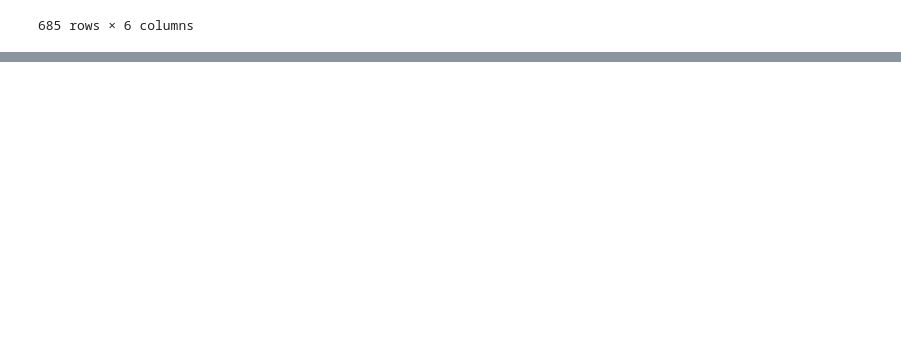
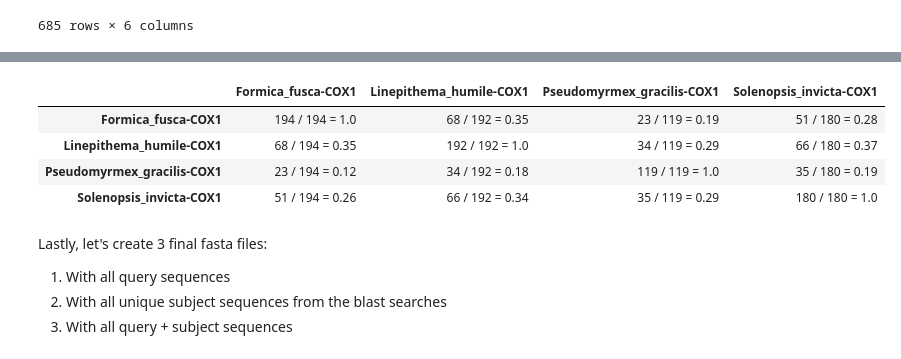
Before and after one commit to gavieira/genbank_phylogeny, a Jupyter notebook: gb_phylogeny.ipynb, the cells around one changed output, grey strips where cells are left out. Cells and saved outputs as stored; diff of their text form; code cells hidden in the pictures; blank space fills up the shorter version.

```diff
--- a/gb_phylogeny.ipynb
+++ b/gb_phylogeny.ipynb
@@ -168,0 +200,25 @@ Lastly, let us see the percentage of hits shared between all sequences:
+# %%
+#Calculating the percentage of subject accessions in species 1 (column) found in species 2 (row)
+
+def matrix_percent_matches(blast_dict):
+    matrix_dict = {k: [] for k in blast_dict.keys()} #Empty
+    for pair in itertools.product(blast_dict.keys(), repeat=2): #All possible combinations
+        match = 0
+        for acc in blast_dict[pair[0]]:
+            if acc in blast_dict[pair[1]]:
+                match += 1
+        matrix_dict[pair[0]].append("{} / {} = {}".format(match,
+                                                          len(blast_dict[pair[0]]),
+                                                              round(match/len(blast_dict[pair[0]]), 2)))
+    return pd.DataFrame(matrix_dict, index=matrix_dict.keys())
+
+# Testing function:
+
+#for pair in itertools.product(blast_dict.keys(), repeat=2): #All possible combinations
+#    match = 0
+#    for acc in blast_dict[pair[0]]:
+#        if acc in blast_dict[pair[1]]:
+#            match += 1
+#    print("{2} percent of the blast hits from {0} are found in {1} ".format(pair[0], pair[1], round(match/len(blast_dict[pair[0]]), 2)))
+#
+#matrix_percent_matches(blast_dict)
@@ -168,0 +235,14 @@ Lastly, let us see the percentage of hits shared between all sequences:
+# %%
+matrix_percent_matches(blast_dict)
+# %% [output]
+|  | Formica_fusca-COX1 | Linepithema_humile-COX1 | Pseudomyrmex_gracilis-COX1 | Solenopsis_invicta-COX1 |
+| Formica_fusca-COX1 | 194 / 194 = 1.0 | 68 / 192 = 0.35 | 23 / 119 = 0.19 | 51 / 180 = 0.28 |
+| Linepithema_humile-COX1 | 68 / 194 = 0.35 | 192 / 192 = 1.0 | 34 / 119 = 0.29 | 66 / 180 = 0.37 |
+| Pseudomyrmex_gracilis-COX1 | 23 / 194 = 0.12 | 34 / 192 = 0.18 | 119 / 119 = 1.0 | 35 / 180 = 0.19 |
+| Solenopsis_invicta-COX1 | 51 / 194 = 0.26 | 66 / 192 = 0.34 | 35 / 119 = 0.29 | 180 / 180 = 1.0 |
+# %% [markdown]
+Lastly, let's create 3 final fasta files:
+
+1. With all query sequences
+2. With all unique subject sequences from the blast searches
+1. With all query + subject sequences
```
Also changed, not shown: parts of 13 cells of this notebook, 3 other files.
